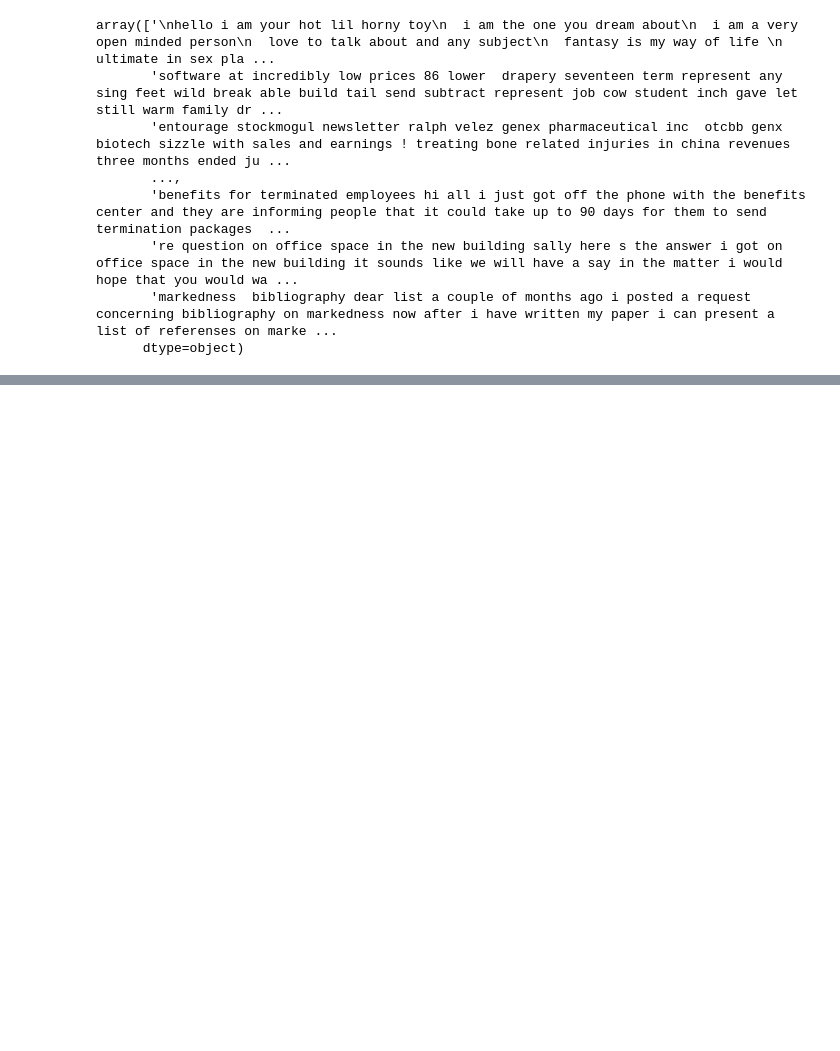
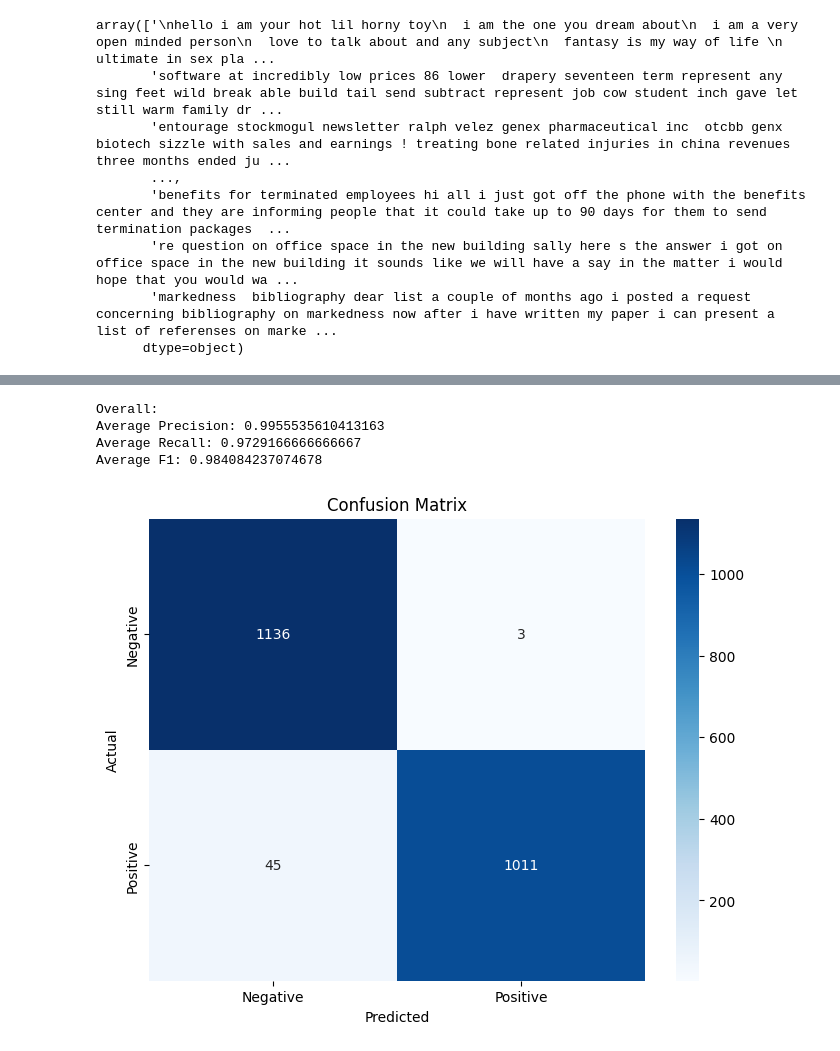
Before and after one commit to gmolinsm/LLMPhishingDetection, a Jupyter notebook: Phishing Email Detection (Part 2).ipynb, the cells around one changed output, grey strips where cells are left out. Drawn from its saved outputs; the diff is of its cells as text; code cells hidden in the pictures; blank space fills up the shorter version.

```diff
--- a/Phishing Email Detection (Part 2).ipynb
+++ b/Phishing Email Detection (Part 2).ipynb
@@ -51,11 +51,13 @@ array(['\nhello i am your hot lil horny toy\n  i am the one you dream about\n  i
 # %%
 # Import necessary libraries
 import torch
-from torch.utils.data import DataLoader, Dataset
-from transformers import BertTokenizer, BertForSequenceClassification, AdamW
-from transformers import get_linear_schedule_with_warmup
+from torch.utils.data import DataLoader, Dataset, random_split
+from transformers import BertTokenizer, BertForSequenceClassification
+from transformers import get_linear_schedule_with_warmup, logging
 from sklearn.model_selection import train_test_split
 import numpy as np
+
+logging.set_verbosity_error()
 
 # Load and preprocess data
 class EmailDataset(Dataset):
@@ -95,10 +97,12 @@ class EmailDataset(Dataset):
 tokenizer = BertTokenizer.from_pretrained('bert-base-uncased')
 max_token_length = 512
 
-df = pd.DataFrame(data={
-    "email": texts_clean.values,
-    "label": encoded_labels
-})
+dataset = EmailDataset(
+    emails=texts_clean.values,
+    labels=encoded_labels,
+    tokenizer=tokenizer,
+    max_len=max_token_length
+)
 # %%
 # Training
 for seed in range(5):
@@ -337 +310,8 @@ plt.show()
 [figure]
+# %%
+def fgsm_attack(inputs, epsilon, gradient):
+    # Get the sign of the gradient
+    sign_grad = gradient.sign()
+    # Create the perturbed embedding
+    perturbed_inputs = inputs + epsilon * sign_grad
+    return perturbed_inputs
@@ -337,0 +498,24 @@ plt.show()
+# %%
+print('Overall:')
+print(f'Average Precision: {np.mean(precision_list)}')
+print(f'Average Recall: {np.mean(recall_list)}')
+print(f'Average F1: {np.mean(f1_list)}')
+# %% [output]
+Overall:
+Average Precision: 0.9955535610413163
+Average Recall: 0.9729166666666667
+Average F1: 0.984084237074678
+# %%
+# Plot confusion matrix
+from matplotlib import pyplot as plt
+import seaborn as sns
+
+cm = confusion_matrix(all_labels, all_preds)
+plt.figure(figsize=(8, 6))
+sns.heatmap(cm, annot=True, fmt='d', cmap='Blues', xticklabels=['Negative', 'Positive'], yticklabels=['Negative', 'Positive'])
+plt.xlabel('Predicted')
+plt.ylabel('Actual')
+plt.title('Confusion Matrix')
+plt.show()
+# %% [output]
+[figure, added]
```
Also changed, not shown: parts of 8 cells of this notebook, 1 other file.
